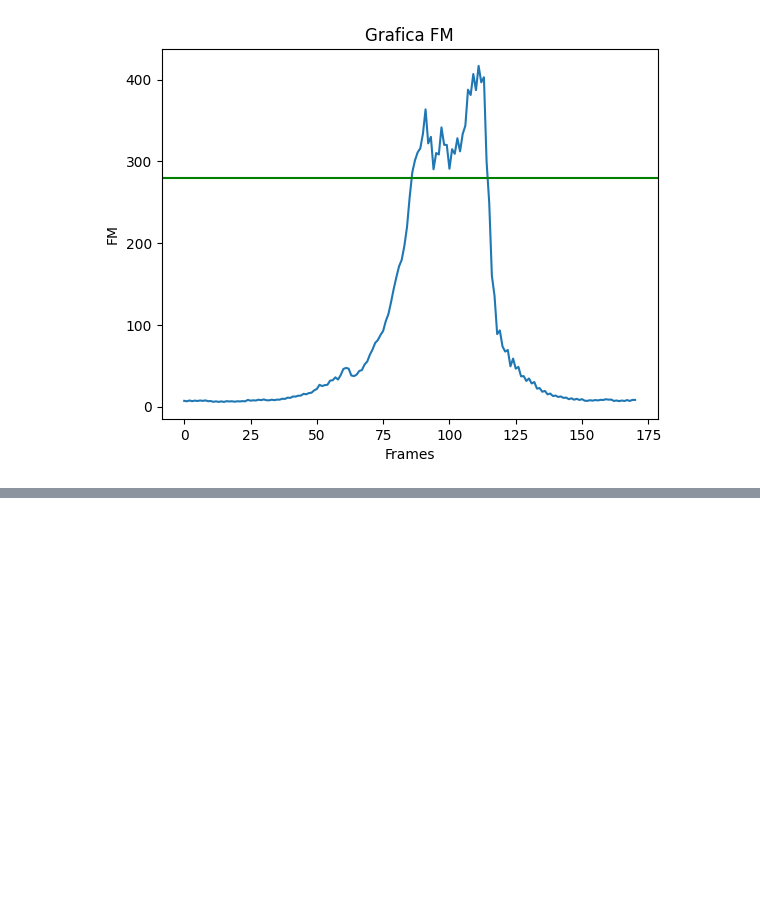
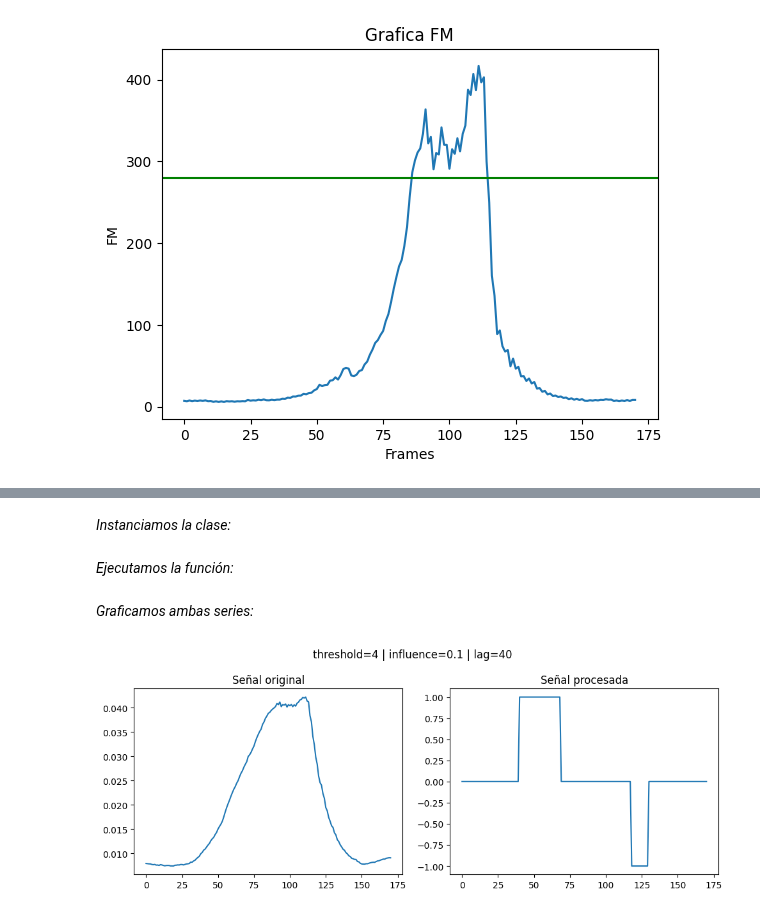
Before and after one commit to brunomaso1/uba-ceia, a Jupyter notebook: ceia-vpc1/TP2/TP2.ipynb, the cells around one changed output, grey strips where cells are left out. Saved outputs shown, nothing was run; the diff lists cells and outputs as text; code cells hidden in the pictures; blank space fills up the shorter version.

```diff
--- a/ceia-vpc1/TP2/TP2.ipynb
+++ b/ceia-vpc1/TP2/TP2.ipynb
@@ -499,0 +570,29 @@ plot_fms(fms, FM_TRHESHOLD)
+# %%
+fms, _ = do_eperiment(
+    VIDEO_PATH, kanjar_fm, experiment_type=ExperimentTypes.ALL_IMAGE, threshold=FM_TRHESHOLD, background=True)
+# %% [markdown]
+*Instanciamos la clase:*
+# %%
+lag = 40
+threshold = 4
+influence = 0.1
+rtp_detection = real_time_peak_detection(fms[:lag], lag, threshold, influence)
+# %% [markdown]
+*Ejecutamos la función:*
+# %%
+fms2 = [rtp_detection.thresholding_algo(v) for v in fms]
+# %% [markdown]
+*Graficamos ambas series:*
+# %%
+f = plt.figure(figsize=(10,4))
+f.suptitle(f"threshold={threshold} | influence={influence} | lag={lag}")
+ax = f.add_subplot(121)
+ax.set_title('Señal original')
+ax.plot(fms)
+ax = f.add_subplot(122)
+ax.set_title('Señal procesada')
+ax.plot(fms2)
+plt.tight_layout()
+plt.show()
+# %% [output]
+[figure, added]
```
Also changed, not shown: parts of 13 cells of this notebook.
